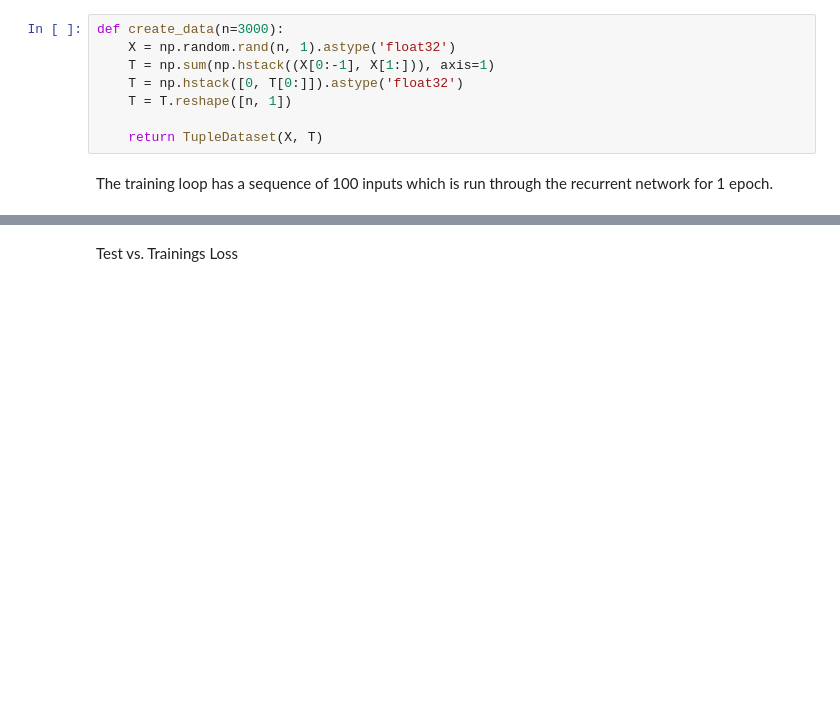
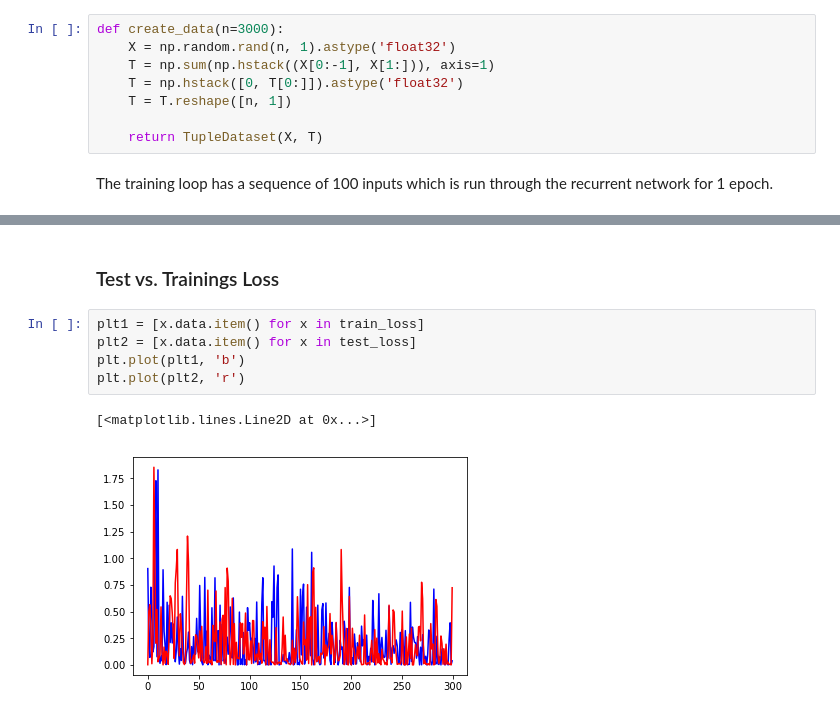
Before and after one commit to pieterwolfert/ccn, a Jupyter notebook: assignment3/assignment3.ipynb, the cells around one changed output, grey strips where cells are left out. Cells and saved outputs as stored; diff of their text form; blank space fills up the shorter version.

```diff
--- a/assignment3/assignment3.ipynb
+++ b/assignment3/assignment3.ipynb
@@ -156,2 +144,10 @@ plt.plot(actual_inputs, 'r')
 # %% [markdown]
-Test vs. Trainings Loss
+### Test vs. Trainings Loss
+# %%
+plt1 = [x.data.item() for x in train_loss]
+plt2 = [x.data.item() for x in test_loss]
+plt.plot(plt1, 'b')
+plt.plot(plt2, 'r')
+# %% [output]
+[<matplotlib.lines.Line2D at 0x...>]
+[figure, added]
```
Also changed, not shown: parts of 7 cells of this notebook.
